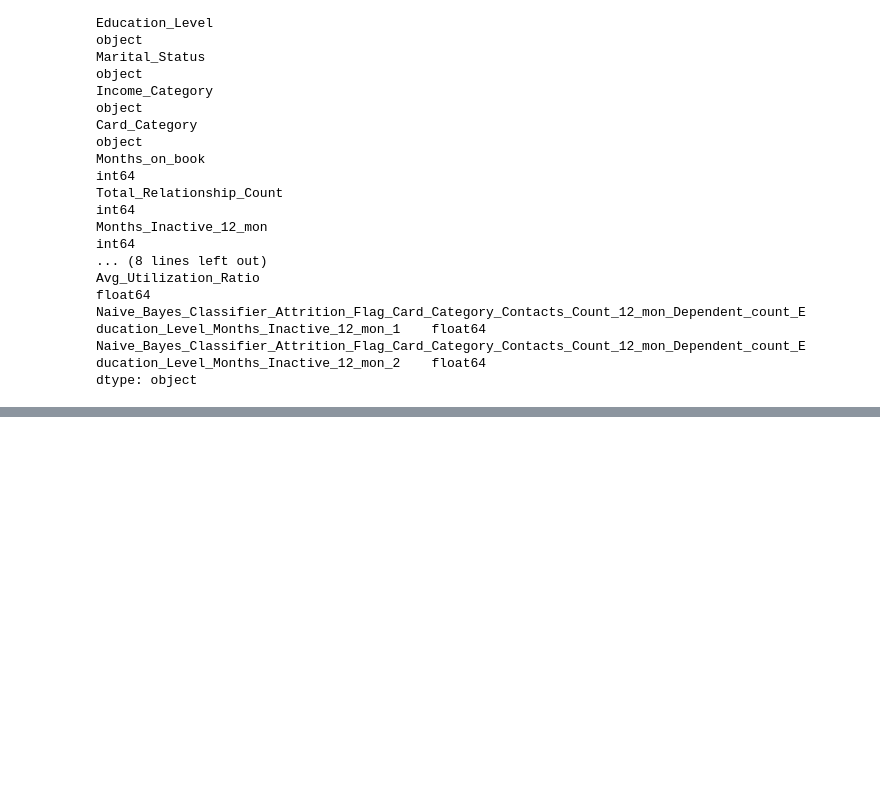
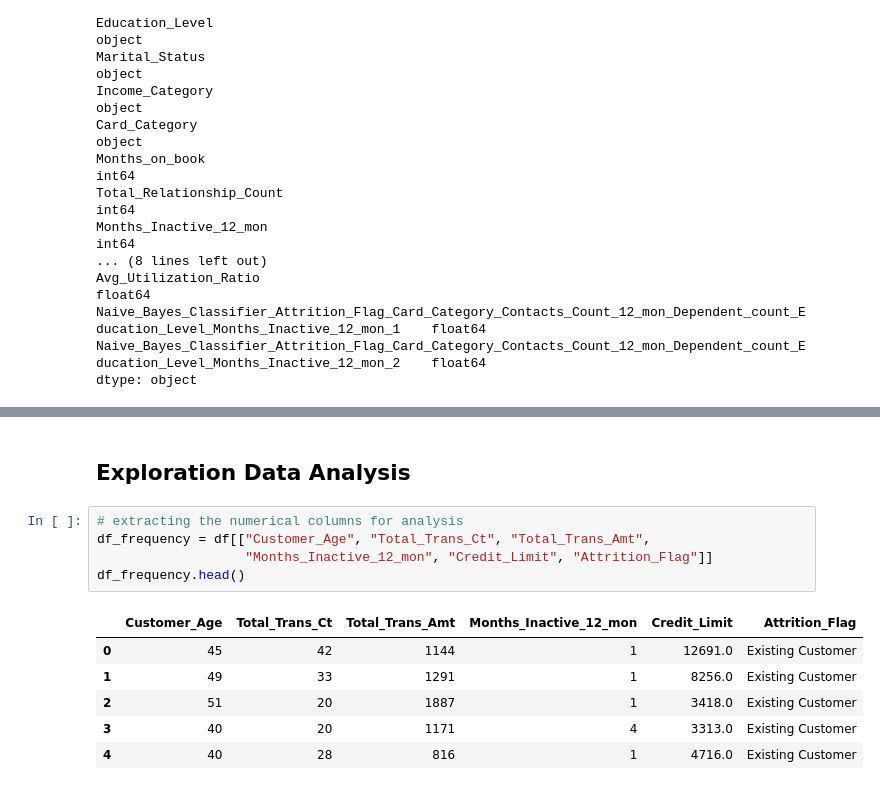
Before and after one commit to mingjie-wei/Project_Bank_Churn_Prediction, a Jupyter notebook: notebooks/bank_churn_prediction.ipynb, the cells around one changed output, grey strips where cells are left out. Saved outputs shown, nothing was run; the diff lists cells and outputs as text; blank space fills up the shorter version.

```diff
--- a/notebooks/bank_churn_prediction.ipynb
+++ b/notebooks/bank_churn_prediction.ipynb
@@ -163,0 +205,14 @@ per
+# %% [markdown]
+## Exploration Data Analysis
+# %%
+# extracting the numerical columns for analysis
+df_frequency = df[["Customer_Age", "Total_Trans_Ct", "Total_Trans_Amt",
+                   "Months_Inactive_12_mon", "Credit_Limit", "Attrition_Flag"]]
+df_frequency.head()
+# %% [output]
+|  | Customer_Age | Total_Trans_Ct | Total_Trans_Amt | Months_Inactive_12_mon | Credit_Limit | Attrition_Flag |
+| 0 | 45 | 42 | 1144 | 1 | 12691.0 | Existing Customer |
+| 1 | 49 | 33 | 1291 | 1 | 8256.0 | Existing Customer |
+| 2 | 51 | 20 | 1887 | 1 | 3418.0 | Existing Customer |
+| 3 | 40 | 20 | 1171 | 4 | 3313.0 | Existing Customer |
+| 4 | 40 | 28 | 816 | 1 | 4716.0 | Existing Customer |
```
Also changed, not shown: parts of 17 cells of this notebook.
